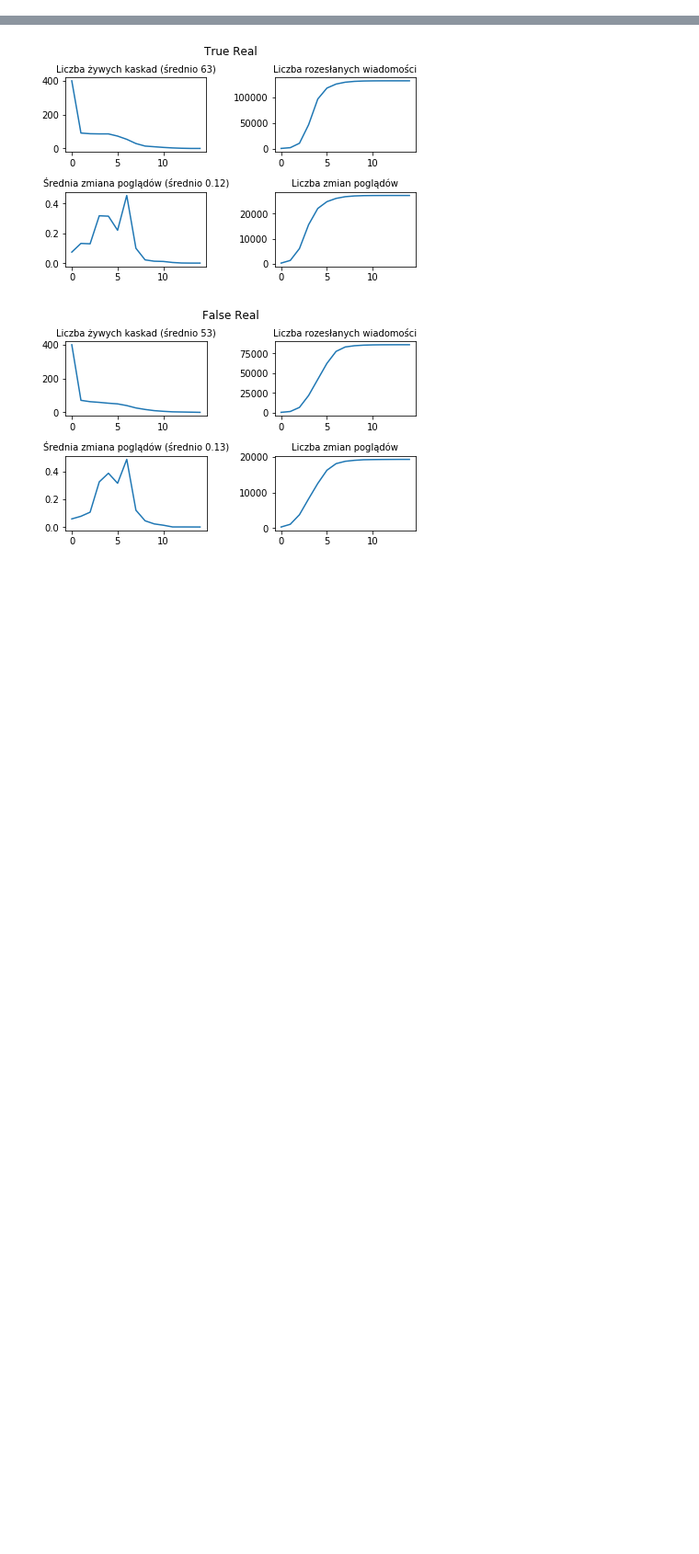
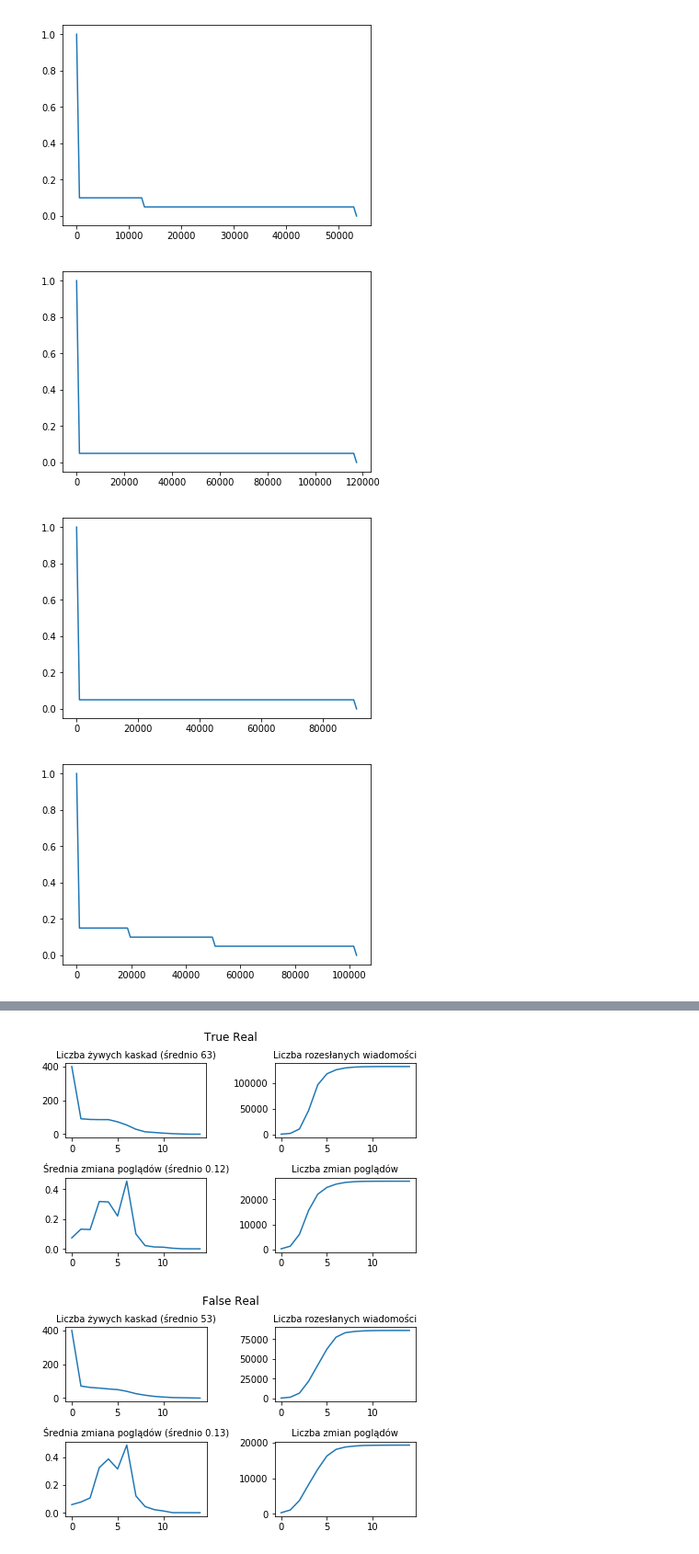
Before and after one commit to MichalKucko/FakeNews, a Jupyter notebook: fake_news.ipynb, the cells around one changed output, grey strips where cells are left out. Shown: that part at 92% size. Cells and saved outputs as stored; diff of their text form; code cells hidden in the pictures; blank space fills up the shorter version.

```diff
--- a/fake_news.ipynb
+++ b/fake_news.ipynb
@@ -435,3 +478,22 @@ def drawPlots(newsList,niters):
+# %%
+sizes = sizes / sum(sizes)
+# %%
+import statsmodels.api as sm
+
+for news in newsList[1:5]:
+  sizes = np.array([sum(cascade.cnt) for cascade in news.cascades])
+  #X  = np.arange(0, max(sizes), max(sizes) / len(sizes))
+  #Y = 1 - np.cumsum(sizes / sum(sizes))
+  ecdf = sm.distributions.ECDF(sizes)
+  X = np.linspace(0, max(sizes), num=100)
+  Y = ecdf(X)
+  plt.plot(X,1-Y)
+  plt.show()
+# %% [output]
+[figure, added]
+[figure, added]
+[figure, added]
+[figure, added]
 # %%
 #Metody generowanai beliefs w fakty
 def beliefgen_2clusters(nFacts):
```
Also changed, not shown: parts of 6 cells of this notebook.
